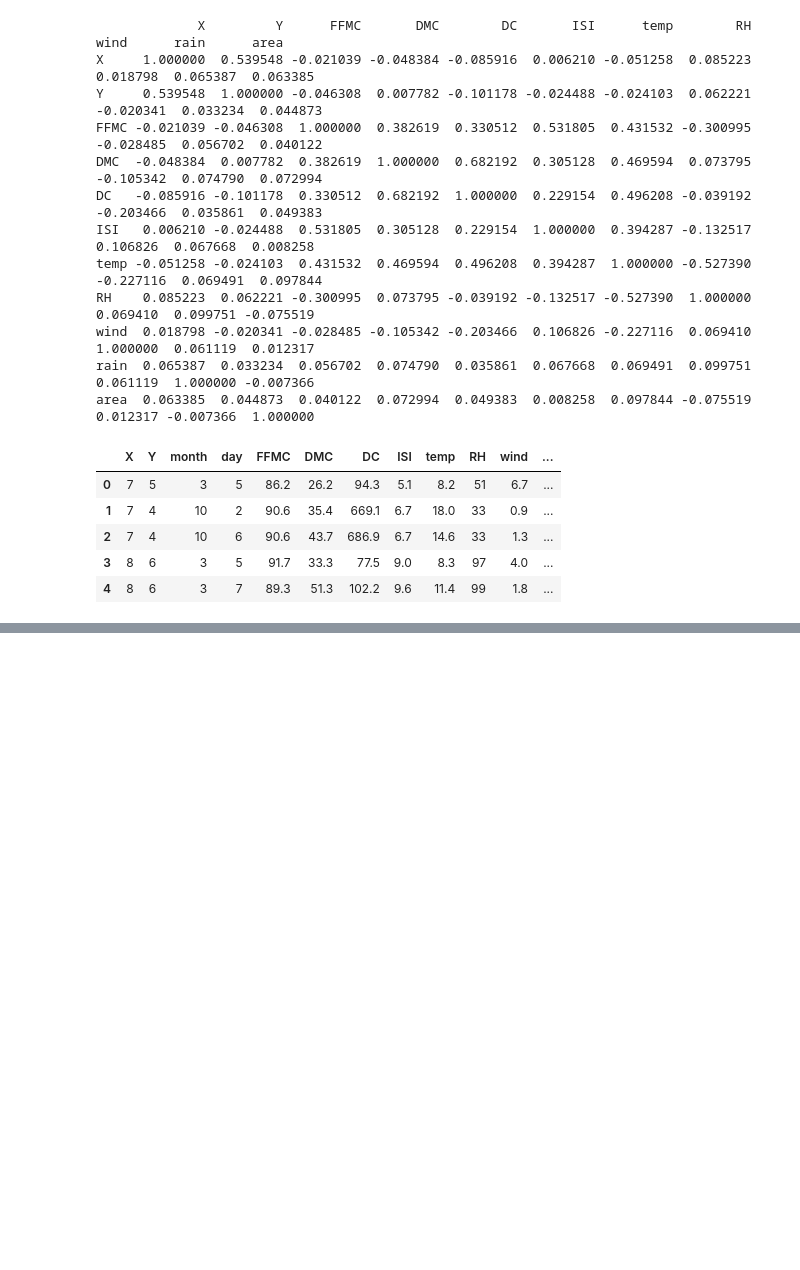
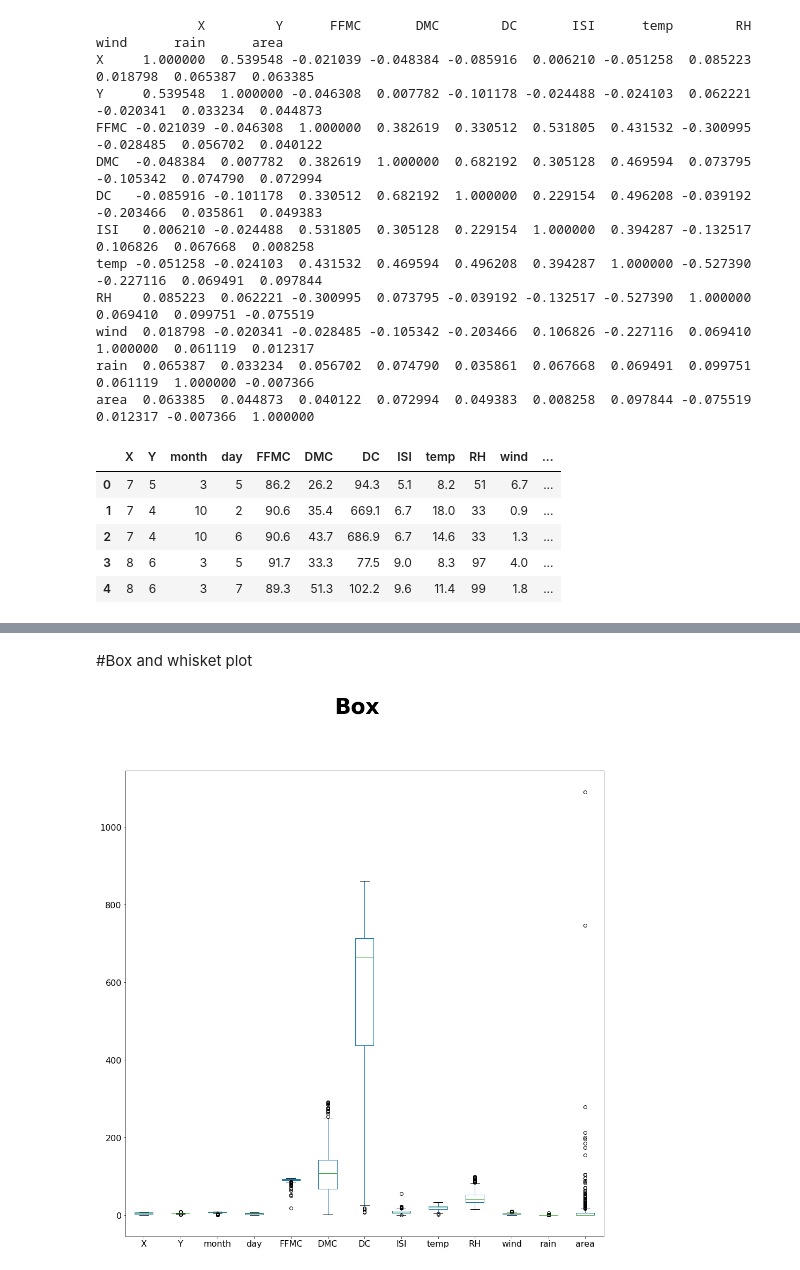
Before and after one commit to alabamustapha/first-ml-project, a Jupyter notebook: Building_your_first_machine_learning_solution.ipynb, the cells around one changed output, grey strips where cells are left out. Cells and saved outputs as stored; diff of their text form; code cells hidden in the pictures; blank space fills up the shorter version.

```diff
--- a/Building_your_first_machine_learning_solution.ipynb
+++ b/Building_your_first_machine_learning_solution.ipynb
@@ -113,0 +132,8 @@ df.head()
+# %% [markdown]
+#Box and whisket plot
+# %%
+df.plot(kind='box', subplots=False, layout=(4,4), sharex=False, sharey=False, fontsize=16, figsize=(16,16))
+plt.suptitle("Box", y=1.0, fontweight='bold', fontsize=40)
+plt.show()
+# %% [output]
+[figure, added]
```
Also changed, not shown: parts of 34 cells of this notebook.
